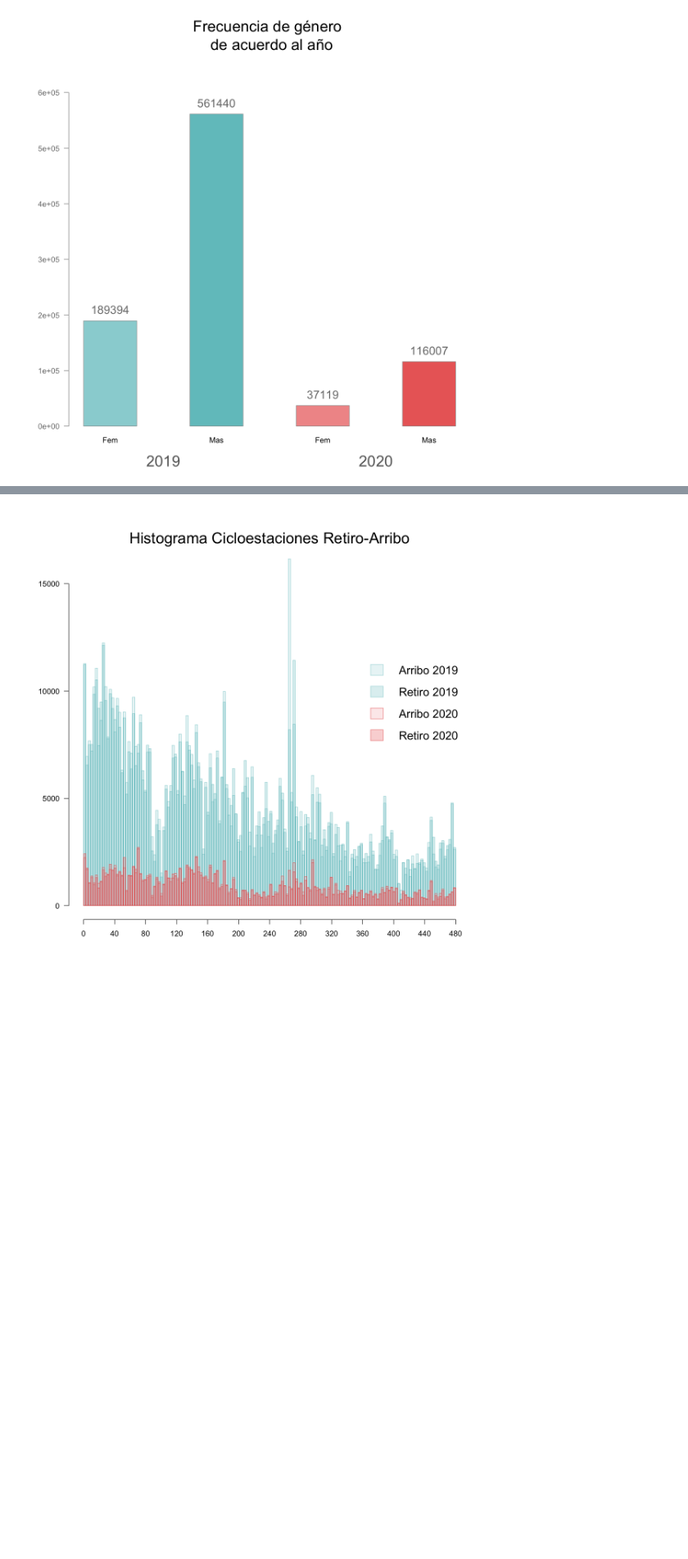
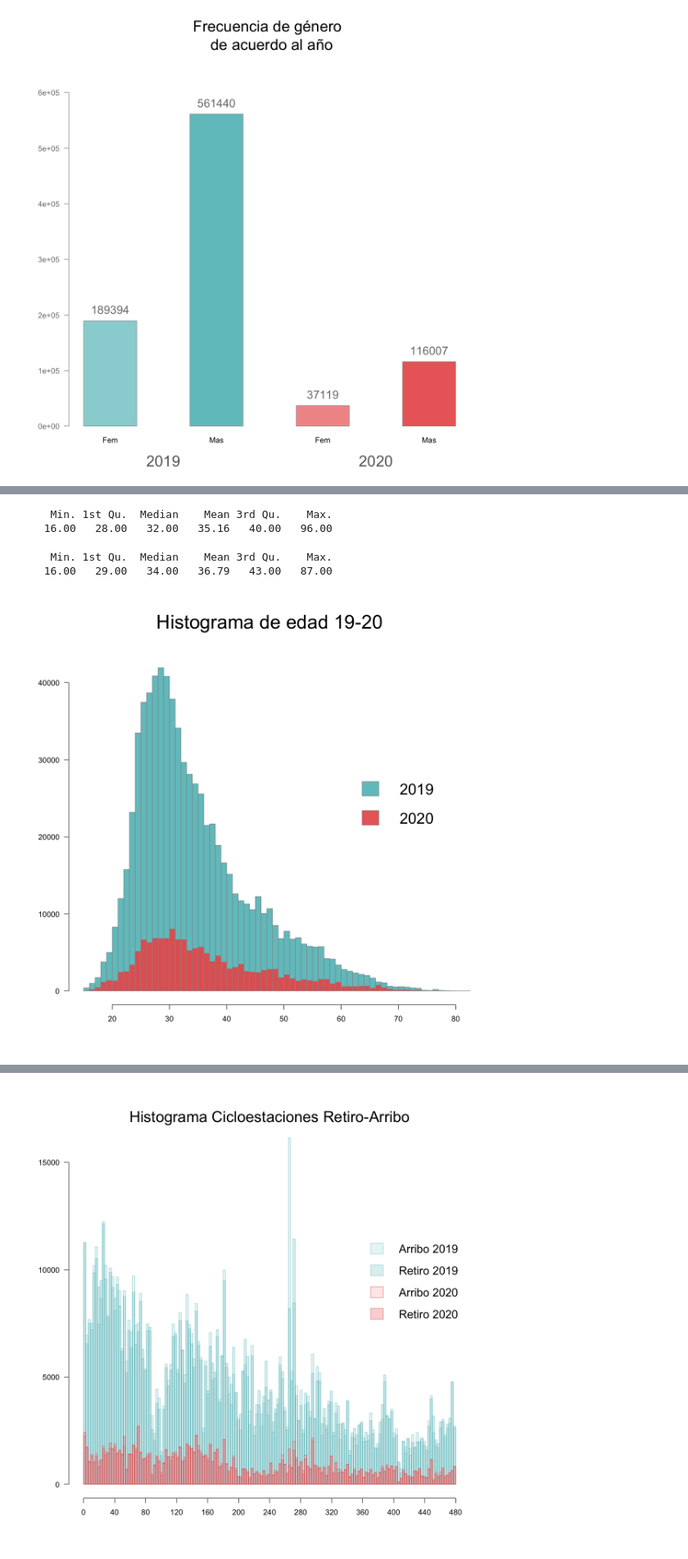
Before and after one commit to prope-2020-gh-classroom/practica-final-por-equipos-verano-2020-itam-Eduardo-Moreno, a Jupyter notebook: Descriptive_Analysis.ipynb, the cells around one changed output, grey strips where cells are left out. Shown: that part at 82% size. Drawn from its saved outputs; the diff is of its cells as text; code cells hidden in the pictures; blank space fills up the shorter version.

```diff
--- a/Descriptive_Analysis.ipynb
+++ b/Descriptive_Analysis.ipynb
@@ -122,0 +187,32 @@ mtext('2020',1,at=6.5,padj = 3,cex=2,col='gray40')
+# %%
+summary(edad_19)
+# %% [output]
+   Min. 1st Qu.  Median    Mean 3rd Qu.    Max.
+  16.00   28.00   32.00   35.16   40.00   96.00
+# %%
+summary(edad_20)
+# %% [output]
+   Min. 1st Qu.  Median    Mean 3rd Qu.    Max.
+  16.00   29.00   34.00   36.79   43.00   87.00
+# %%
+rosa <- '#E95D59EE'
+azul <- '#45B4B8CC'
+gris <- '#969696FF'
+hist(edad_19,
+     xlim=c(15,80),ylim=c(0,45000),axes=F,
+     xlab='',ylab='',main='',
+     breaks=seq(15,100,1),
+     col=azul,
+     border=gris)
+axis(1)
+axis(2,las=2)
+hist(edad_20,add=T,
+     breaks=seq(15,100,1),
+     col=rosa,
+     border=gris)
+mtext('Histograma de edad 19-20', 3, cex=2.5)
+legend(60,30000,legend = c(2019,2020),
+       fill = c(azul,rosa),border=c(gris,gris),
+       box.col='white',cex=2)
+# %% [output]
+[figure, added]
```
Also changed, not shown: parts of 10 cells of this notebook, 1 other file.
